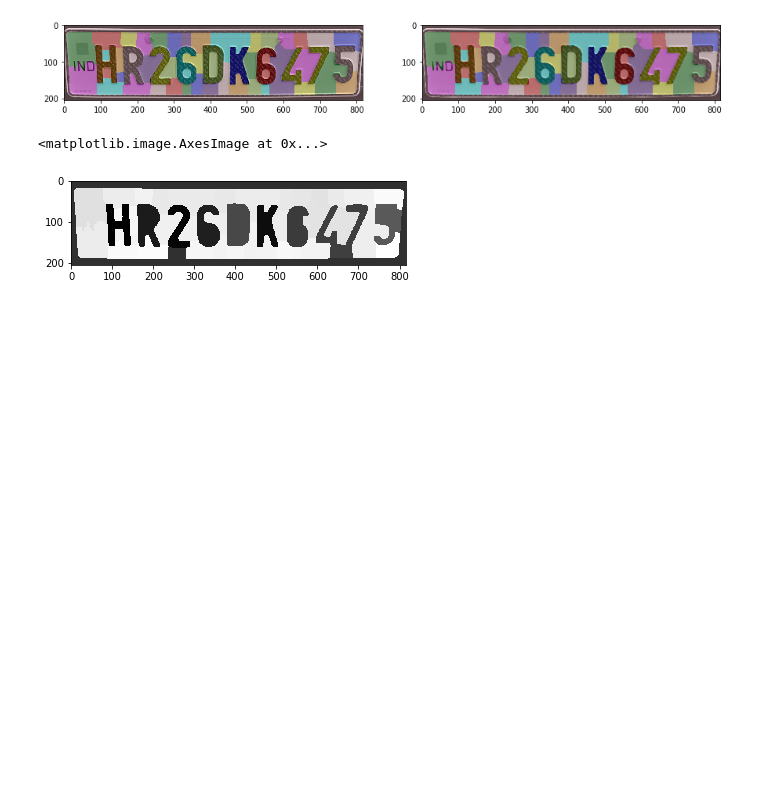
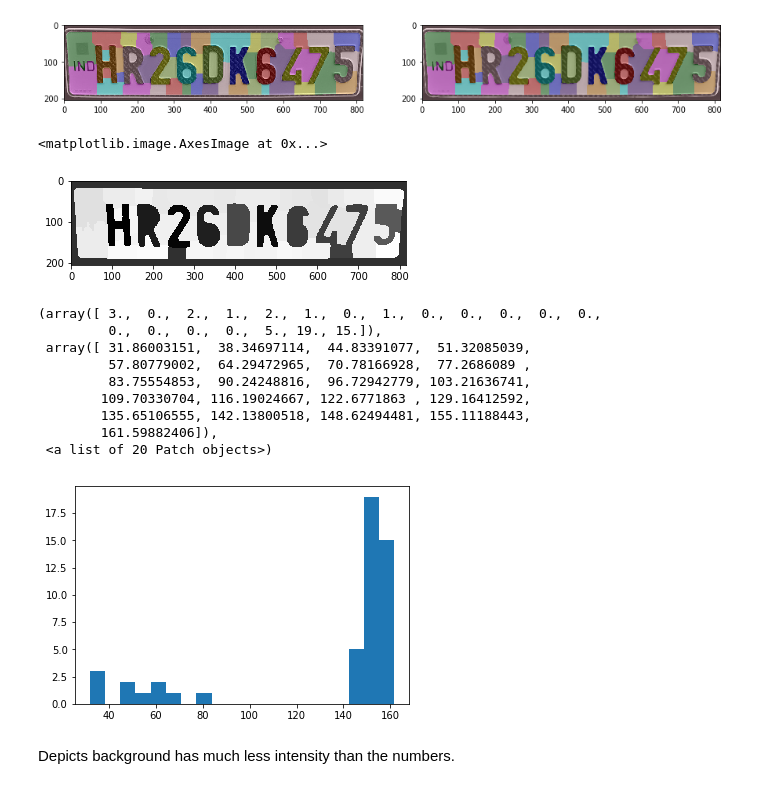
Before and after one commit to Biswajee/MachineLearningFlows, a Jupyter notebook: Plate_Segmentation.ipynb, the cells around one changed output. Drawn from its saved outputs; the diff is of its cells as text; code cells hidden in the pictures; blank space fills up the shorter version.

Commit message:
plate segmentation task !

```diff
--- a/Plate_Segmentation.ipynb
+++ b/Plate_Segmentation.ipynb
@@ -145,3 +145,21 @@ plt.imshow(color.label2rgb(labels, image=plate_denoised, kind='avg'), cmap='gray
 # %% [output]
 <matplotlib.image.AxesImage at 0x...>
 [figure]
+# %%
+regions = measure.regionprops(labels, intensity_image=plate_denoised)      # list of region properties
+# %%
+region_means = [r.mean_intensity for r in regions]
+plt.hist(region_means, bins=20)
+# %% [output]
+(array([ 3.,  0.,  2.,  1.,  2.,  1.,  0.,  1.,  0.,  0.,  0.,  0.,  0.,
+         0.,  0.,  0.,  0.,  5., 19., 15.]),
+ array([ 31.86003151,  38.34697114,  44.83391077,  51.32085039,
+         57.80779002,  64.29472965,  70.78166928,  77.2686089 ,
+         83.75554853,  90.24248816,  96.72942779, 103.21636741,
+        109.70330704, 116.19024667, 122.6771863 , 129.16412592,
+        135.65106555, 142.13800518, 148.62494481, 155.11188443,
+        161.59882406]),
+ <a list of 20 Patch objects>)
+[figure, added]
+# %% [markdown]
+Depicts background has much less intensity than the numbers.
```
Also changed, not shown: parts of 6 cells of this notebook.
